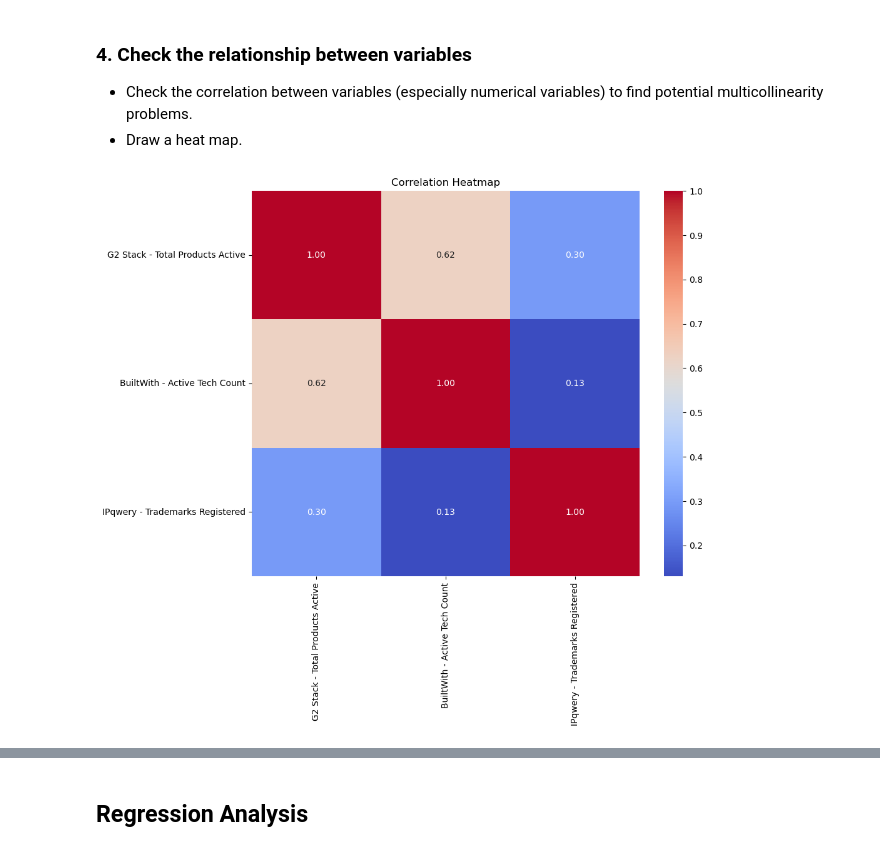
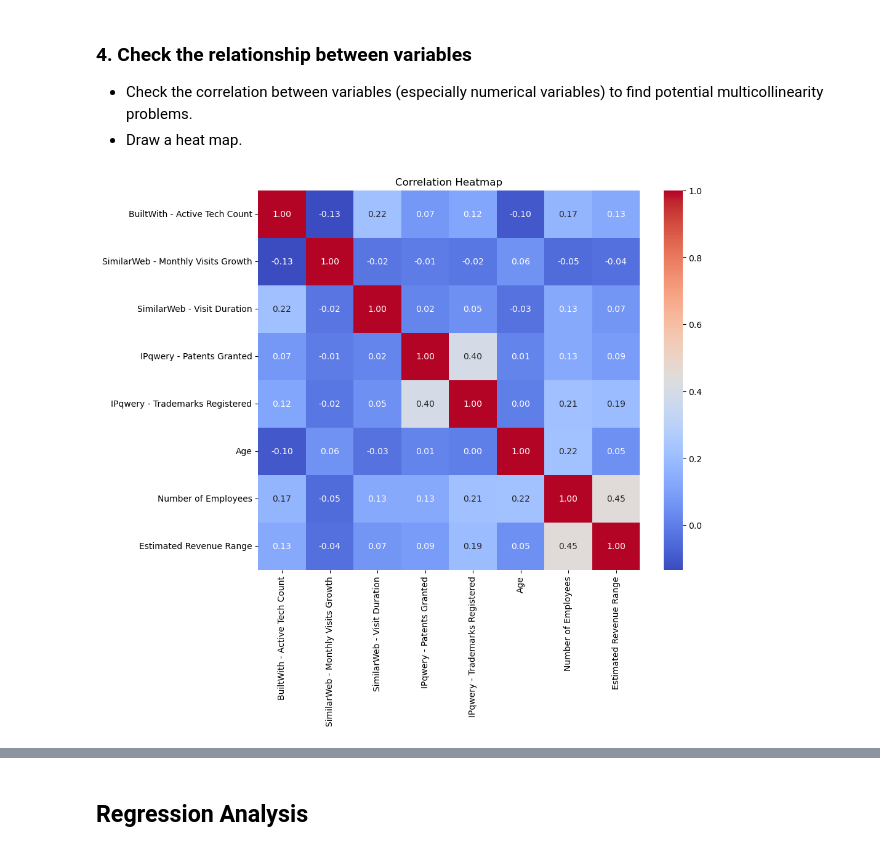
Before and after one commit to kimvkemenade/SBM_team16, a Jupyter notebook: Data_Reseach_Code.ipynb, the cells around one changed output, grey strips where cells are left out. Cells and saved outputs as stored; diff of their text form; code cells hidden in the pictures.

```diff
--- a/Data_Reseach_Code.ipynb
+++ b/Data_Reseach_Code.ipynb
@@ -48,7 +53,8 @@ The dataset used for this study includes a wide range of variables related to Fi
 import pandas as pd
 
 # Specify the file path
-file_path = "D:/JADS/MasterS1/SBM/Group_Assignment/Data/Crunchbase/Fintech/FinTechCompanies.csv"
+file_path = "C:/Users/daran/Desktop/Semester_1/Strategy_and_Business_Models/FinTechCompanies.csv"
+
 
 # Load the CSV file
 data = pd.read_csv(file_path)
@@ -281,14 +485,14 @@ plt.show()
 - Check the correlation between variables (especially numerical variables) to find potential multicollinearity problems.
 - Draw a heat map.
 # %%
-correlation_matrix = selected_data.corr()
+correlation_matrix = clean_data.select_dtypes(include=['float64', 'int64']).corr()
 
 plt.figure(figsize=(10, 8))
 sns.heatmap(correlation_matrix, annot=True, cmap='coolwarm', fmt=".2f")
 plt.title('Correlation Heatmap')
 plt.show()
 # %% [output]
-[figure, old version]
+[figure, new version]
 # %% [markdown]
 ### Interpret this correlation heat map:
 1. **Overall Observations**:
```
Also changed, not shown: parts of 78 cells of this notebook.
